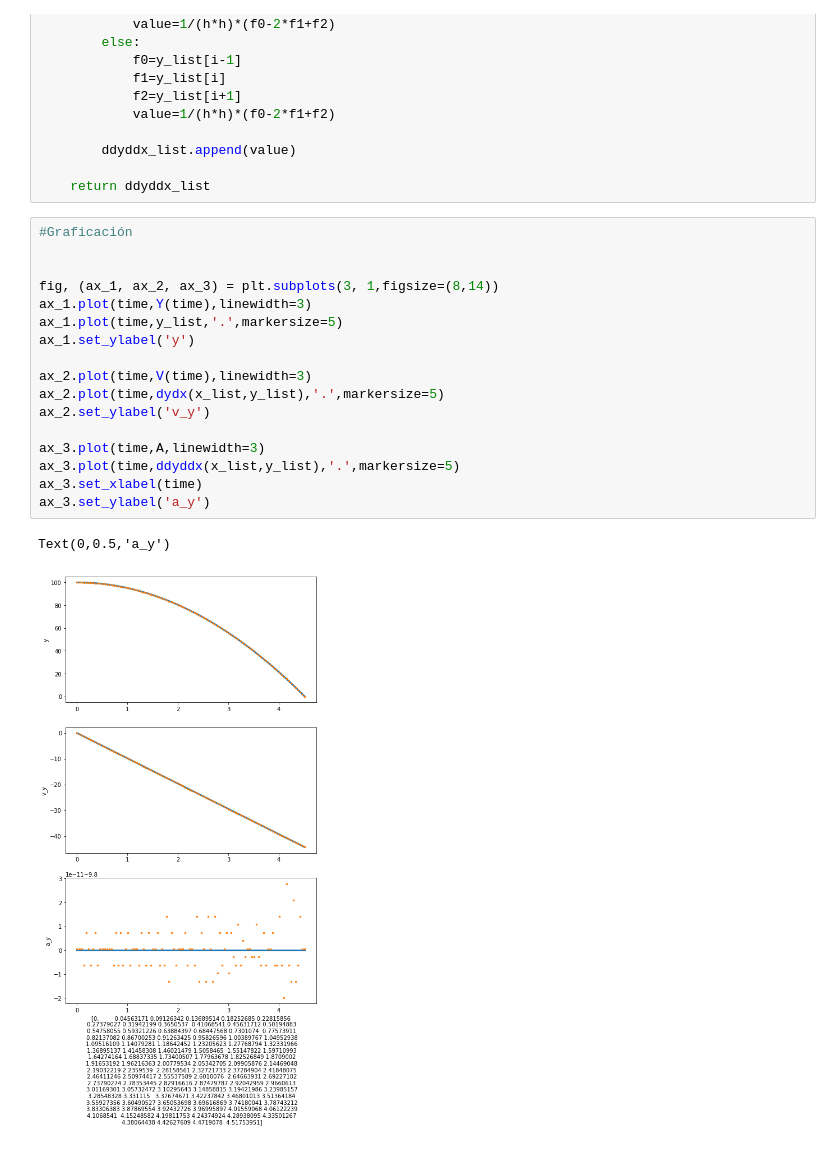
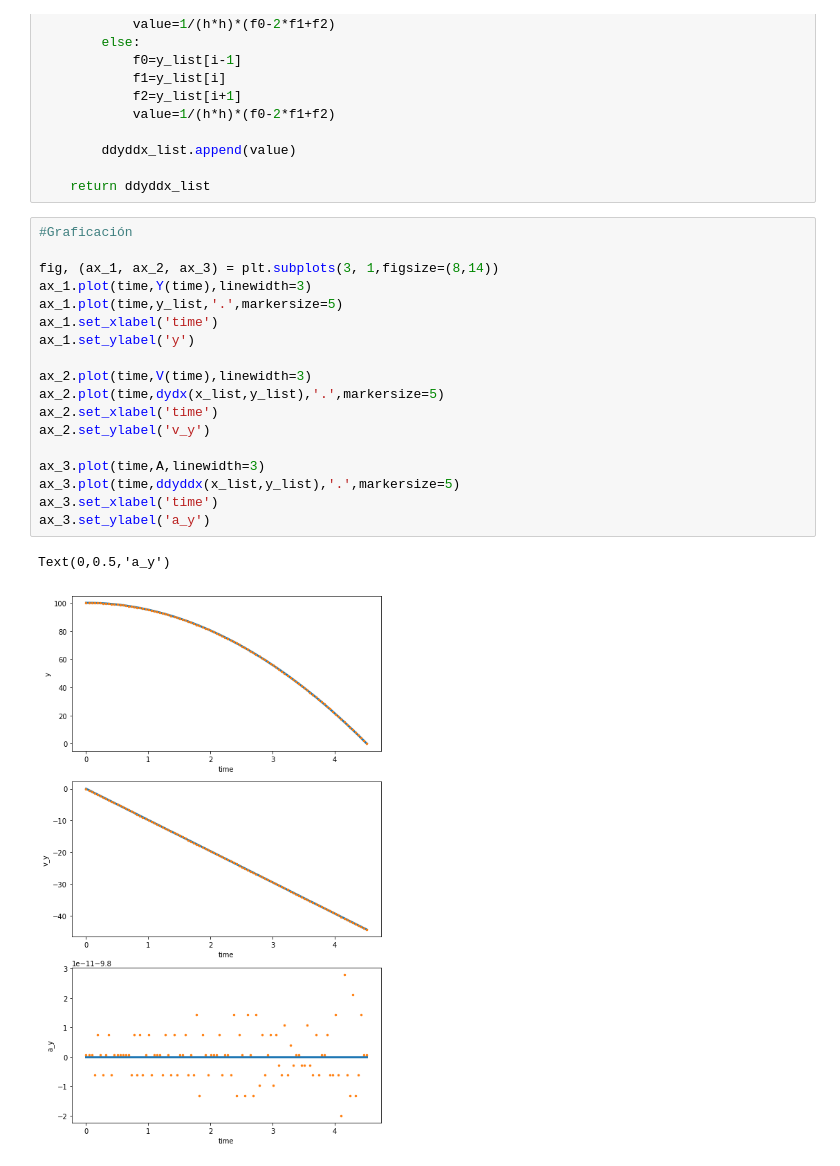
Before and after one commit to bayronportilla/MetComp_2018_II, a Jupyter notebook: Unidad_04/derivacion/derivadas_numericas.ipynb, the cells around one changed output. Saved outputs shown, nothing was run; the diff lists cells and outputs as text.

```diff
--- a/Unidad_04/derivacion/derivadas_numericas.ipynb
+++ b/Unidad_04/derivacion/derivadas_numericas.ipynb
@@ -100,21 +103,22 @@ def ddyddx(x_list,y_list):
     return ddyddx_list
 # %%
 #Graficación
-
 
 fig, (ax_1, ax_2, ax_3) = plt.subplots(3, 1,figsize=(8,14))
 ax_1.plot(time,Y(time),linewidth=3)
 ax_1.plot(time,y_list,'.',markersize=5)
+ax_1.set_xlabel('time')
 ax_1.set_ylabel('y')
 
 ax_2.plot(time,V(time),linewidth=3)
 ax_2.plot(time,dydx(x_list,y_list),'.',markersize=5)
+ax_2.set_xlabel('time')
 ax_2.set_ylabel('v_y')
 
 ax_3.plot(time,A,linewidth=3)
 ax_3.plot(time,ddyddx(x_list,y_list),'.',markersize=5)
-ax_3.set_xlabel(time)
+ax_3.set_xlabel('time')
 ax_3.set_ylabel('a_y')
 # %% [output]
 Text(0,0.5,'a_y')
-[figure, old version]
+[figure, new version]
```
Also changed, not shown: parts of 2 cells of this notebook.
